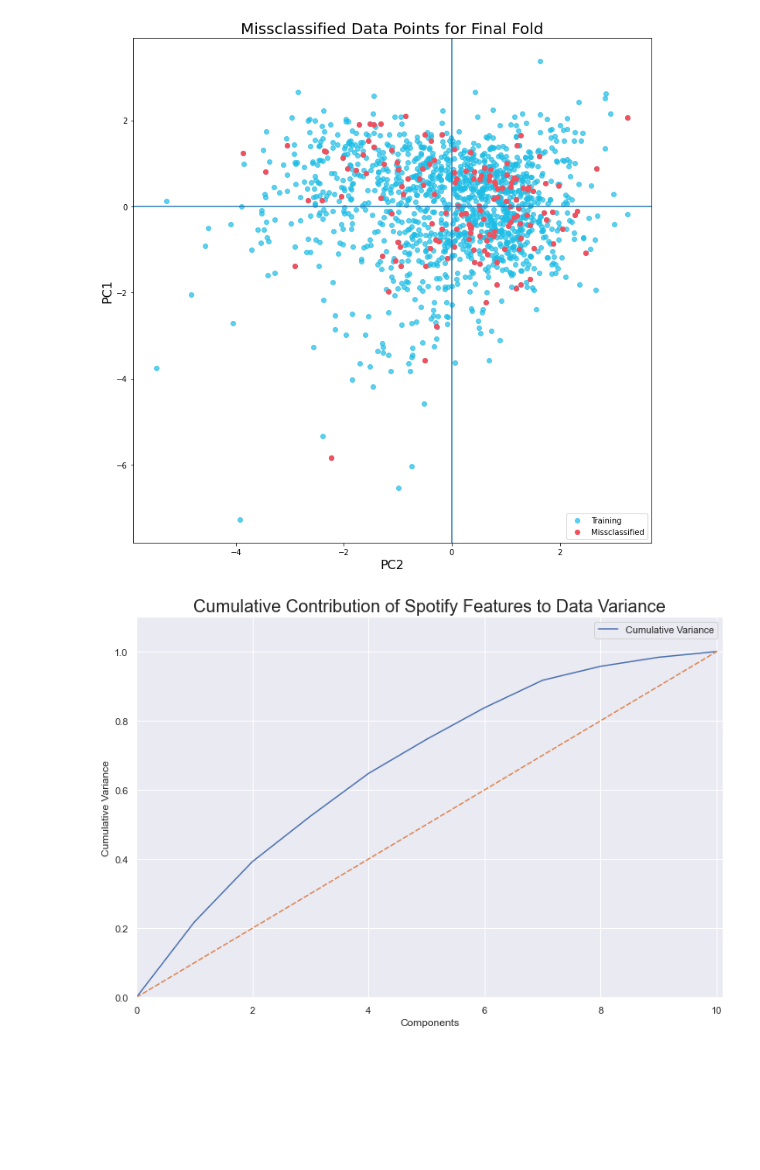
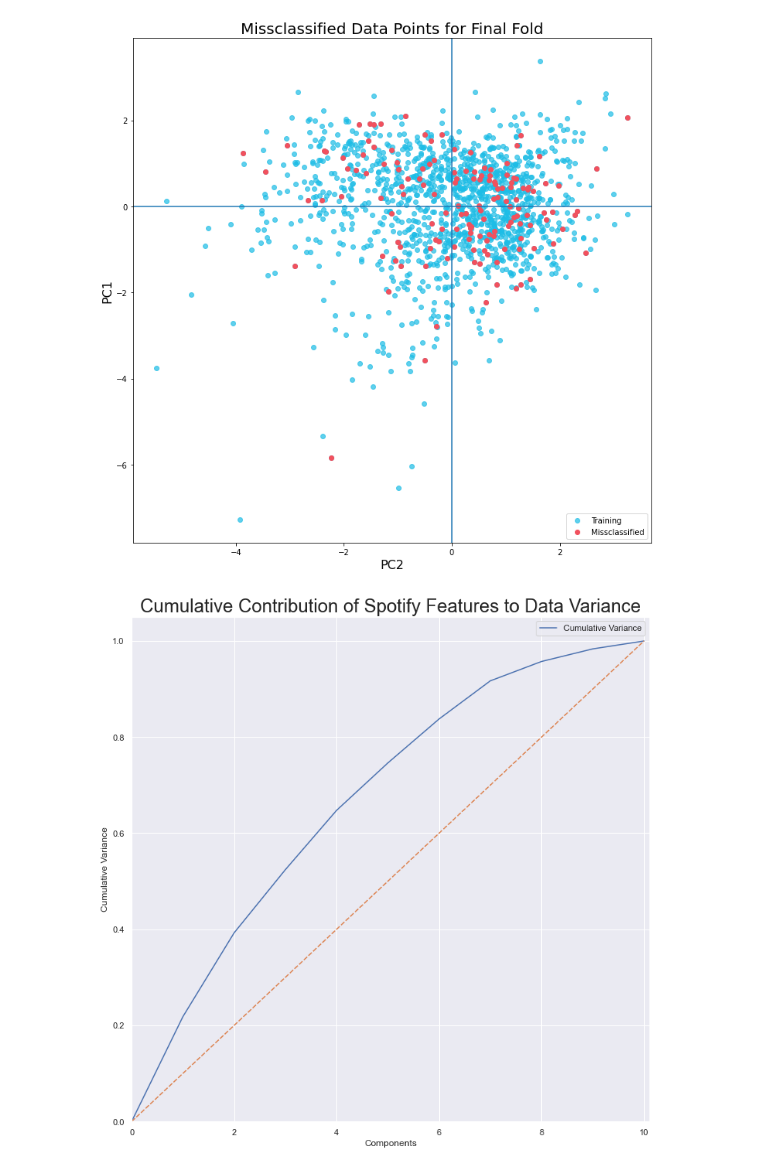
Before and after one commit to giorgospetkakis/multimodal-mer-spotify, a Jupyter notebook: experiment-audio.ipynb, the cells around one changed output. Drawn from its saved outputs; the diff is of its cells as text; code cells hidden in the pictures; blank space fills up the shorter version.

```diff
--- a/notebooks/experiment-audio.ipynb
+++ b/experiment-audio.ipynb
@@ -226,24 +227,24 @@ plt.savefig("Missclassified.png")
 # %%
 from sklearn.decomposition import PCA
 pca = PCA()
 sn.set()
 
 tr = pca.fit_transform(X[:, 1:]) * -1
-plt.figure(figsize=(12, 8))
+plt.figure(figsize=(12, 12))
 x = range(0, 11)
 y1 = np.hstack((0, np.cumsum(pca.explained_variance_ratio_)))
 y2 = np.arange(0, 1.1, 0.1)
 
 df = pd.DataFrame(np.c_[y1, y2], index=x, columns=["Cumulative Variance", ""])
 
 sn.lineplot(data=df)
-plt.ylim((0, 1.1))
+plt.ylim((0, 1.05))
 plt.xlim((0, 10.1))
 
-plt.title("Cumulative Contribution of Spotify Features to Data Variance", fontsize=20)
+plt.title("Cumulative Contribution of Spotify Features to Data Variance", fontsize=24)
 plt.xlabel("Components")
 plt.ylabel("Cumulative Variance")
 
-plt.savefig("graphs/cumvar.png")
+plt.savefig("graphs/cumvar.png", )
 # %% [output]
-[figure, old version]
+[figure, new version]
```
Also changed, not shown: parts of 3 cells of this notebook, 9 other files.
